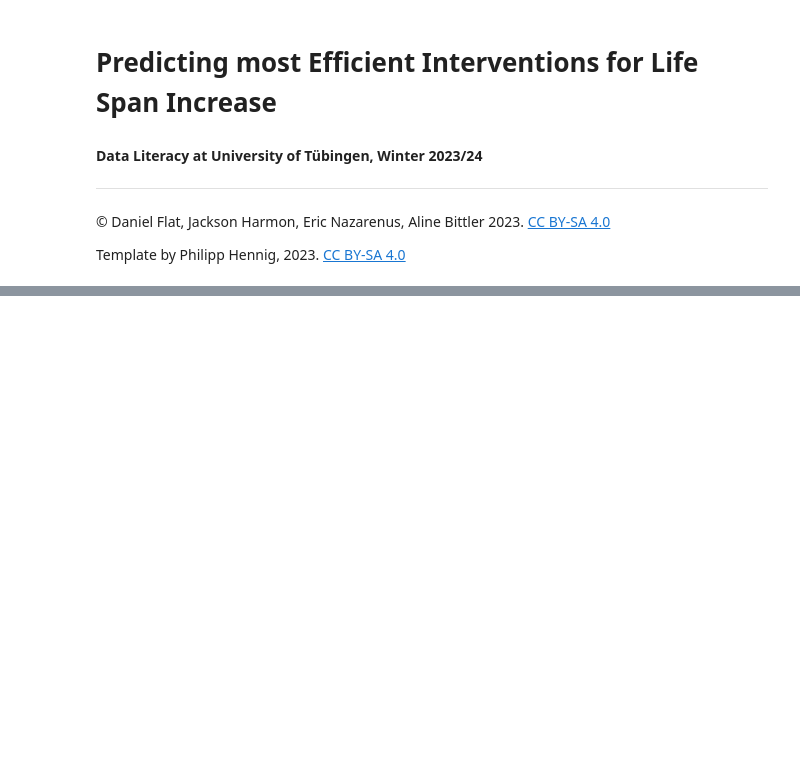
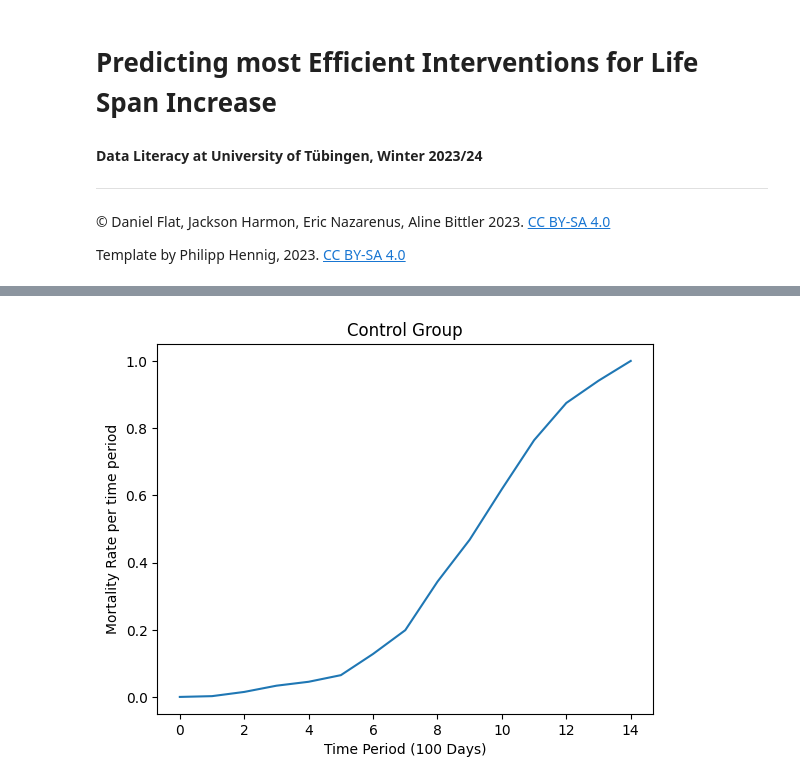
Before and after one commit to shs2017/Data-Literacy, a Jupyter notebook: Lifespans_ITP1.ipynb, the cells around one changed output, grey strips where cells are left out. Saved outputs shown, nothing was run; the diff lists cells and outputs as text; code cells hidden in the pictures; blank space fills up the shorter version.

```diff
--- a/Lifespans_ITP1.ipynb
+++ b/Lifespans_ITP1.ipynb
@@ -246,0 +109,13 @@ KL Divergence: 125.08406505200078
+# %%
+def graph_chance_of_death_per_time_period(chance_of_death_per_time_period: pd.DataFrame,
+                                          time_period_in_days: int,
+                                          title: str) -> None:
+    plt.plot(chance_of_death_per_time_period)
+    plt.xlabel(f'Time Period ({time_period_in_days} Days)')
+    plt.ylabel(f'Mortality Rate per time period')
+    plt.title(title)
+    plt.show()
+
+graph_chance_of_death_per_time_period(chance_of_death_per_time_period, time_period_in_days, 'Control Group')
+# %% [output]
+[figure, added]
```
Also changed, not shown: parts of 16 cells of this notebook.
